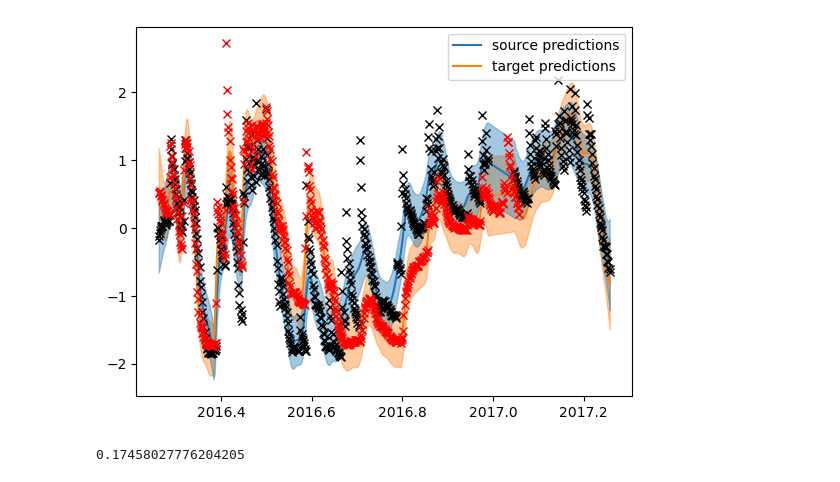
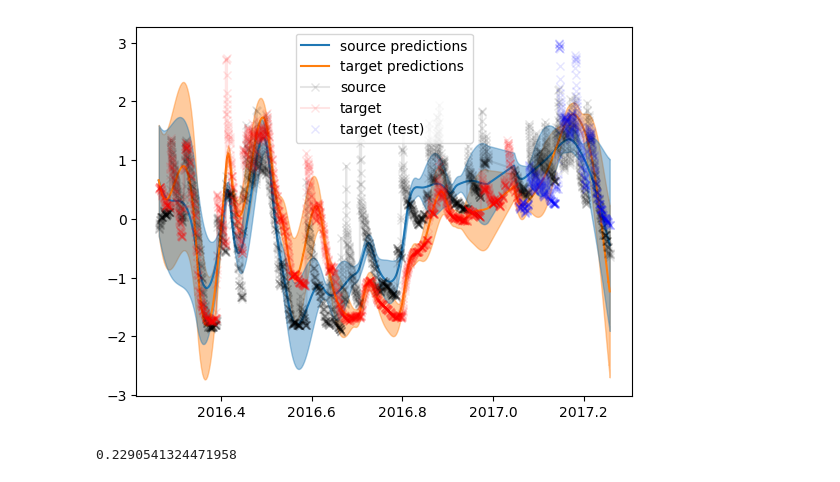
Before and after one commit to JVerbeek/at-gpflow, a Jupyter notebook: Wageningen/soil_transfer_learning.ipynb, the cells around one changed output. Drawn from its saved outputs; the diff is of its cells as text; code cells hidden in the pictures.

```diff
--- a/Wageningen/soil_transfer_learning.ipynb
+++ b/Wageningen/soil_transfer_learning.ipynb
@@ -24,9 +24,9 @@ source.index = source["Measurement Time"]
 source2.index = source2["Measurement Time"]
 target.index = target["Measurement Time"]
 
-source = source.resample("12H").last()
-source2 = source2.resample("12H").last()
-target = target.resample("12H").last()
+source = source.resample("3H").last()
+source2 = source2.resample("3H").last()
+target = target.resample("3H").last()
 
 source['decimal_year'] = source['Measurement Time'].dt.year + (source['Measurement Time'].dt.dayofyear - 1) / 365.25
 source2['decimal_year'] = source2['Measurement Time'].dt.year + (source2['Measurement Time'].dt.dayofyear - 1) / 365.25
@@ -122,8 +104,10 @@ k = gpf.kernels.Matern32(active_dims=[0])
 coreg = gpf.kernels.Coregion(
     output_dim=output_dim, rank=rank, active_dims=[1]
 )
-nIVS = 200
+nIVS = 50
+print(X)
 ivs = np.linspace(min(X[:,0]), max(X[:,0]), nIVS).reshape(-1, 1)
+print(ivs)
 iv_ind = np.concatenate((np.ones((int(nIVS/2),1 )), np.zeros((int(nIVS/2), 1))))  # I guess the IPs for the target don't matter here, but this makes the comparison fair.
 shuffle = np.random.permutation(np.arange(len(ivs)))
 ivs = ivs[shuffle]
@@ -185,34 +165,35 @@ from sklearn.metrics import mean_squared_error
 Xtst = Xtest.reshape(-1, 1)
 Xall = Ax
 Xplot = np.hstack((Xall, np.zeros_like(Xall)))
 Xplot2 = np.hstack((Xall, np.ones_like(Xall)))
 Xtest_stack = np.hstack((Xtst, np.ones_like(Xtst)))
 fmean, fvar = m.predict_f(Xplot)
 fmean2, fvar2 = m.predict_f(Xplot2)
 fmean_tst, fvar_tst = m.predict_f(Xtest_stack)
 plt.plot(Xall, fmean, color="C0", label="source predictions")
 plt.plot(Xall, fmean2, color="C1", label="target predictions")
-plt.plot(Ax, Ay, "kx")
-plt.plot(Bx, By, "rx")
+plt.plot(Ax, Ay, "k", marker="x", alpha=0.1, label="source")
+plt.plot(Bx, By, "r", marker="x", alpha=0.1, label="target")
+plt.plot(Xtest, ytest, "bx", alpha=0.1, label="target (test)")
 plt.fill_between(
     Xall[:, 0],
     (fmean2 - 2 * np.sqrt(fvar))[:, 0],
     (fmean2 + 2 * np.sqrt(fvar))[:, 0],
     color="C1",
     alpha=0.4,
 )
 plt.fill_between(
     Xall[:, 0],
     (fmean - 2 * np.sqrt(fvar))[:, 0],
     (fmean + 2 * np.sqrt(fvar))[:, 0],
     color="C0",
     alpha=0.4,
 )
 plt.legend()
 #plt.scatter(m.inducing_variable.Z[:,0], np.ones_like(ivs[:,0])*0, marker="x", c=ivs[:,1], zorder=100, s=100, alpha=0.6)
 plt.show()
 ours_mse = mean_squared_error(ytest, fmean_tst)
 ours_mse
 # %% [output]
-[figure, old version]
+[figure, new version]
-0.17458027776204205
+0.2290541324471958
```
Also changed, not shown: parts of 3 cells of this notebook.
